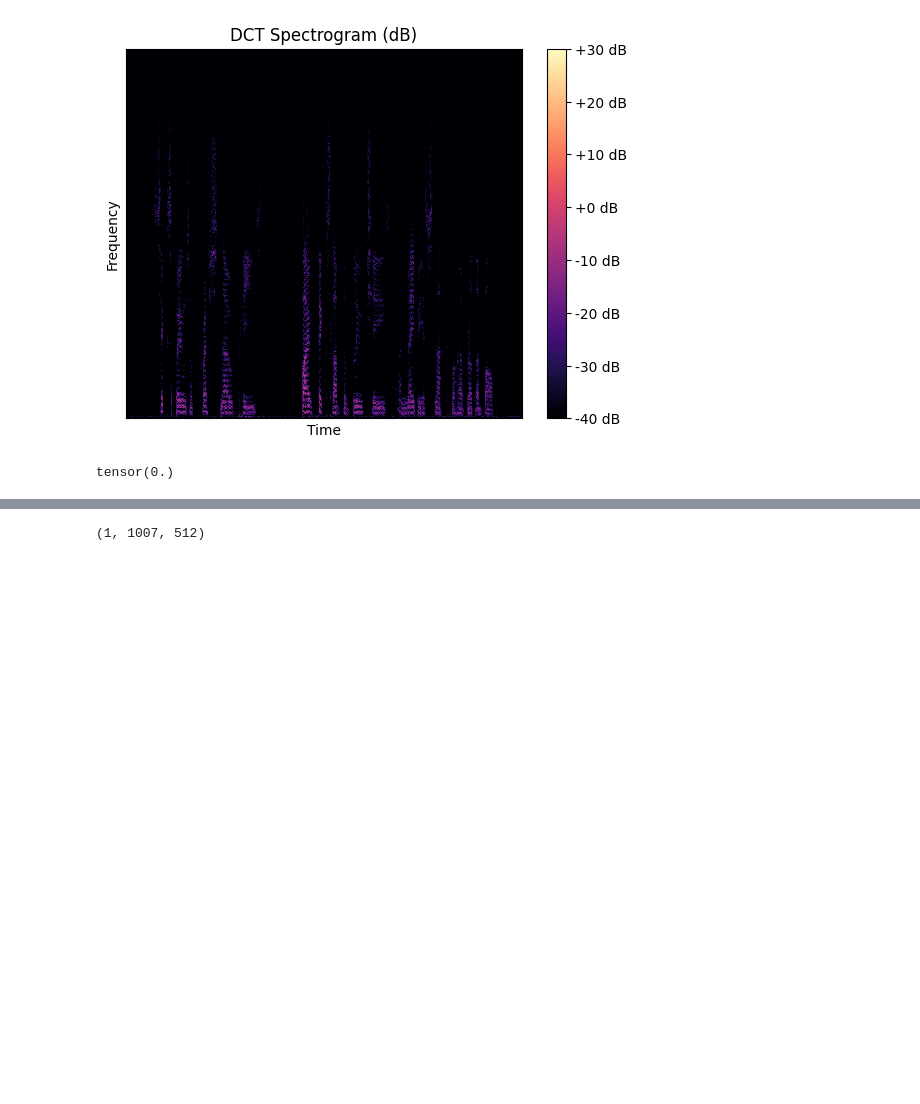
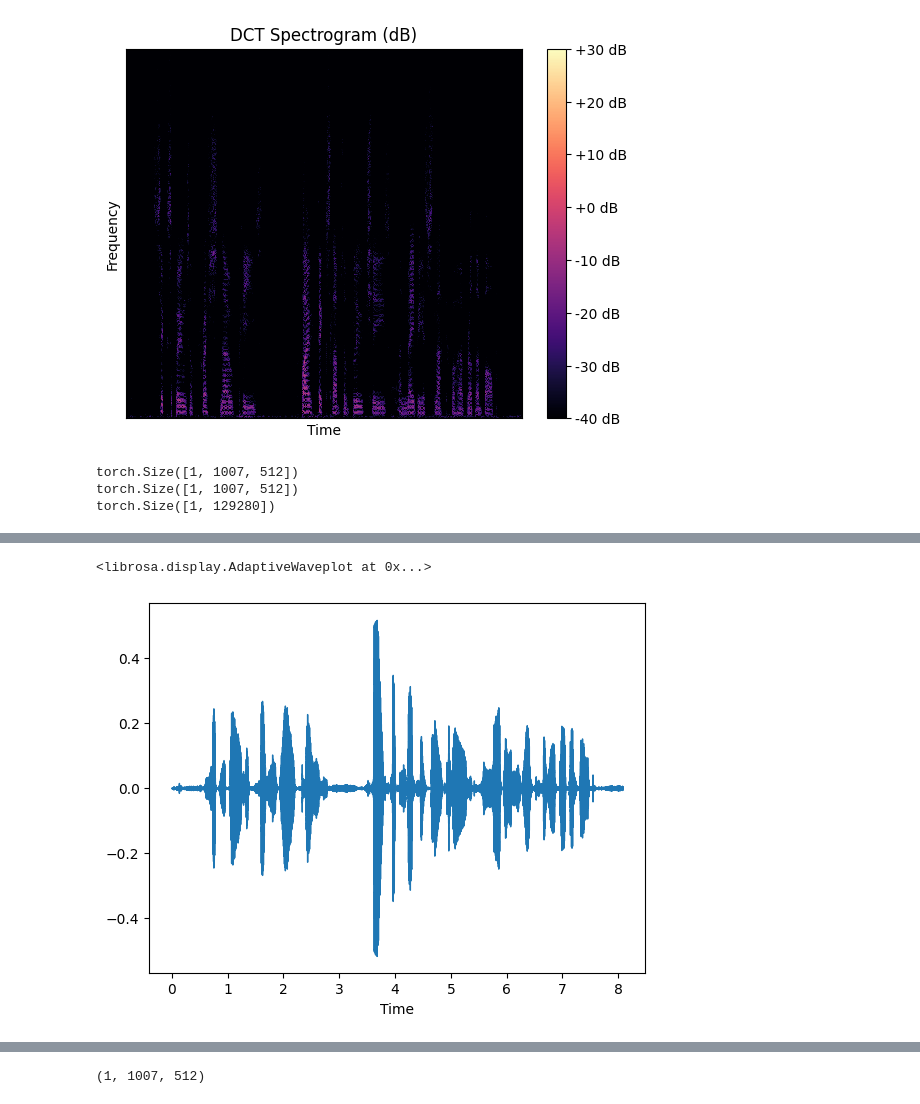
Before and after one commit to seastar105/DCTCRN, a Jupyter notebook: data_exploration.ipynb, the cells around one changed output, grey strips where cells are left out. Cells and saved outputs as stored; diff of their text form; code cells hidden in the pictures; blank space fills up the shorter version.

Commit message:
fix: fix stdct

```diff
--- a/data_exploration.ipynb
+++ b/data_exploration.ipynb
@@ -67,8 +67,6 @@ play_audio(reverb_noisy)
 [interactive output not drawn]
 # %%
 def torch_frame(audio, frame_length, hop_length, window=None):
-    assert audio.shape[0] == 1, "only mono audio is supported"
-    audio = audio.squeeze()
     frames = audio.unfold(-1, frame_length, hop_length)
     if window is not None:
         frames = frames * window
@@ -101,11 +99,12 @@ def stdct(audio, frame_length, hop_length, window=None):
 
 window = torch.hann_window(frame_length)
 # window = None
-dct = stdct(clean, frame_length=frame_length, hop_length=hop_length, window=window)
-magnitude = dct.permute(1, 0).abs().numpy()
+
+dct = stdct(clean.unsqueeze(0), frame_length=frame_length, hop_length=hop_length, window=window)
+magnitude = dct.permute(0, 1, 3, 2).abs().numpy()
 log_spectrogram = librosa.amplitude_to_db(magnitude)
 plt.figure()
-librosa.display.specshow(log_spectrogram, sr=sr, vmin=-40, vmax=30, hop_length=hop_length)
+librosa.display.specshow(log_spectrogram.squeeze(), sr=sr, vmin=-40, vmax=30, hop_length=hop_length)
 plt.xlabel("Time")
 plt.ylabel("Frequency")
 plt.colorbar(format="%+2.0f dB")
@@ -115,21 +114,32 @@ Text(0.5, 1.0, 'DCT Spectrogram (dB)')
 [figure]
 # %%
 def istdct(dct, frame_length, hop_length, window=None):
-    frames = torch_dct.idct(dct, norm='ortho')
-    audio = torch.zeros((frames.shape[0] * hop_length + frame_length - hop_length))
-    overlap = torch.zeros((frames.shape[0] * hop_length + frame_length - hop_length))
+    frames = torch_dct.idct(dct, norm='ortho').squeeze(1)
+    num_frames = frames.shape[-2]
+    print(frames.shape)
+    audio = torch.zeros((frames.shape[0], num_frames * hop_length + frame_length - hop_length))
+    overlap = torch.zeros((frames.shape[0], num_frames * hop_length + frame_length - hop_length))
     if window is None:
         window = torch.ones((frame_length))
-    for i in range(frames.shape[0]):
-        audio[i * hop_length:i * hop_length + frame_length] += frames[i]
-        overlap[i * hop_length:i * hop_length + frame_length] += window
+    print(frames.shape)
+    print(audio.shape)
+    for i in range(num_frames):
+        audio[:, i * hop_length:i * hop_length + frame_length] += frames[:, i, :]
+        overlap[:, i * hop_length:i * hop_length + frame_length] += window
     overlap = overlap.clamp(min=1e-8)
     audio /= overlap
     return audio
 
 window = torch.hann_window(frame_length)
 dct_recon = istdct(dct, frame_length=frame_length, hop_length=hop_length, window=window)
 play_audio(dct_recon)
+
+# plot waveform
+librosa.display.waveshow(clean.numpy(), sr=sr)
 # %% [output]
-tensor(0.)
+torch.Size([1, 1007, 512])
+torch.Size([1, 1007, 512])
+torch.Size([1, 129280])
 [interactive output not drawn]
+<librosa.display.AdaptiveWaveplot at 0x...>
+[figure, added]
```
Also changed, not shown: parts of 3 cells of this notebook, 5 other files.
